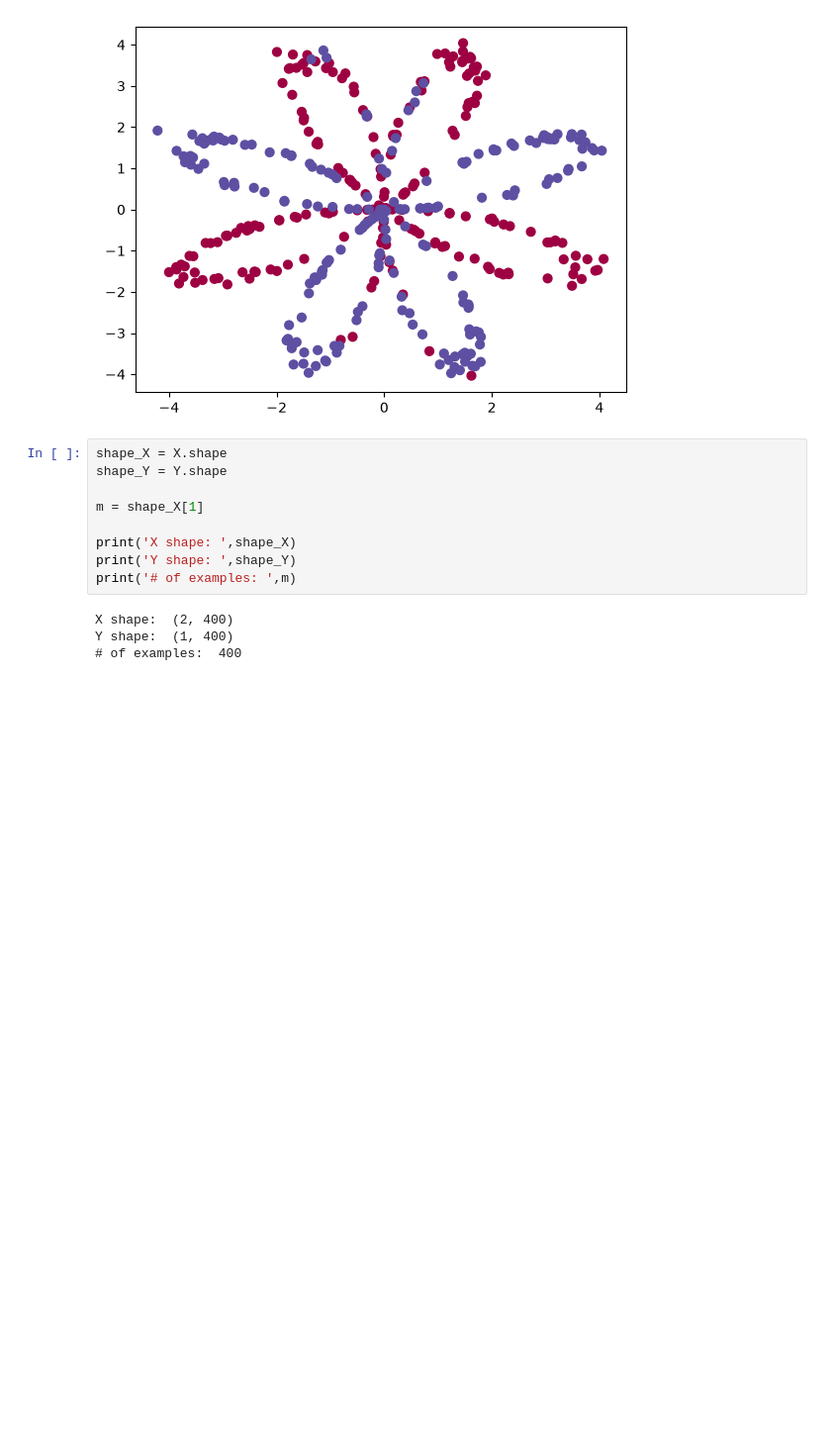
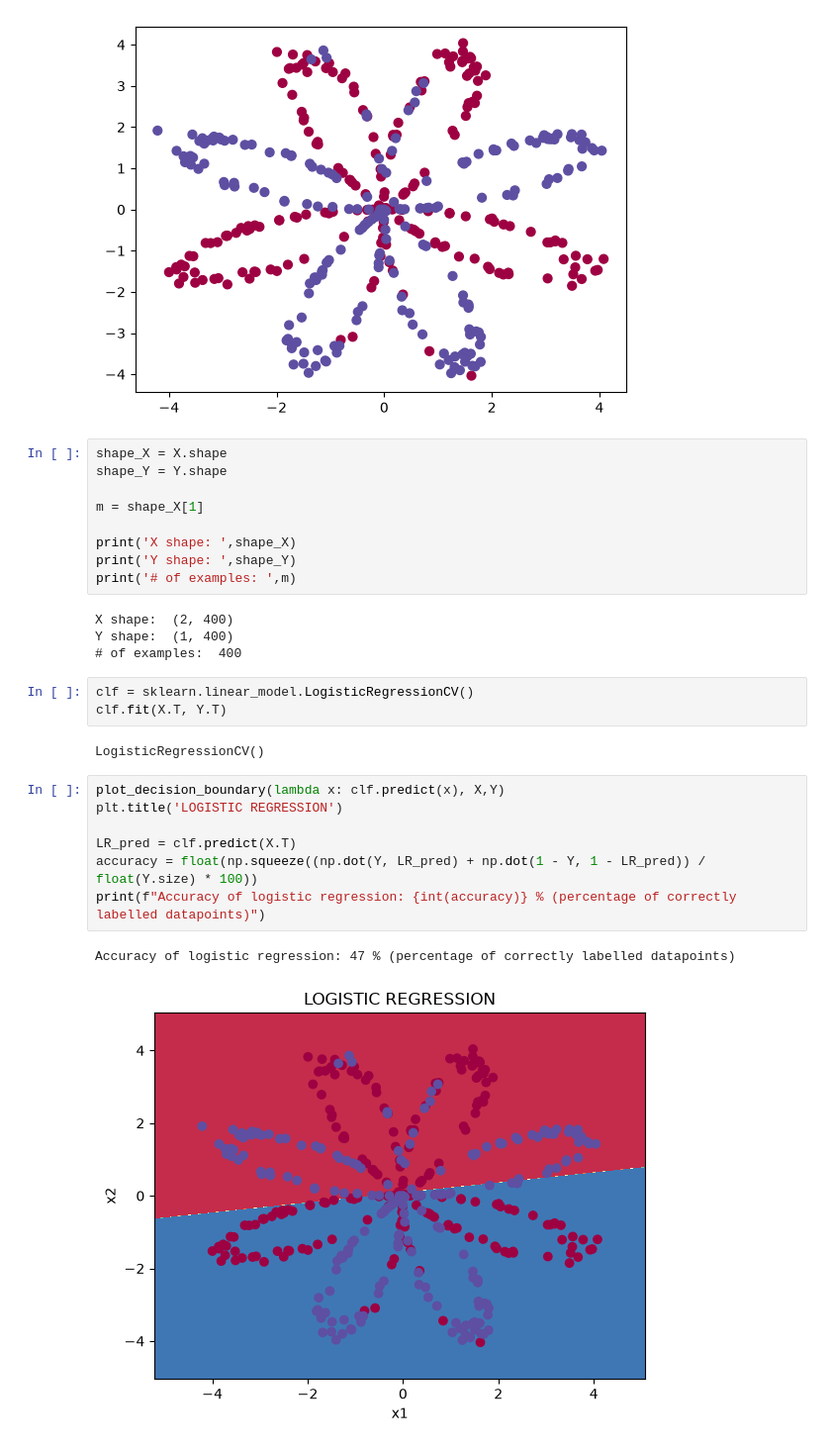
Before and after one commit to RishxGit/deeplearning, a Jupyter notebook: shallow-nn-planar-classifier.ipynb, the cells around one changed output. Shown at 99% size. Cells and saved outputs as stored; diff of their text form; blank space fills up the shorter version.

Commit message:
Logistic Regression model

```diff
--- a/shallow-nn-planar-classifier.ipynb
+++ b/shallow-nn-planar-classifier.ipynb
@@ -26,3 +27,18 @@ print('# of examples: ',m)
 X shape:  (2, 400)
 Y shape:  (1, 400)
 # of examples:  400
+# %%
+clf = sklearn.linear_model.LogisticRegressionCV()
+clf.fit(X.T, Y.T)
+# %% [output]
+LogisticRegressionCV()
+# %%
+plot_decision_boundary(lambda x: clf.predict(x), X,Y)
+plt.title('LOGISTIC REGRESSION')
+
+LR_pred = clf.predict(X.T)
+accuracy = float(np.squeeze((np.dot(Y, LR_pred) + np.dot(1 - Y, 1 - LR_pred)) / float(Y.size) * 100))
+print(f"Accuracy of logistic regression: {int(accuracy)} % (percentage of correctly labelled datapoints)")
+# %% [output]
+Accuracy of logistic regression: 47 % (percentage of correctly labelled datapoints)
+[figure, added]
```
Also changed, not shown: parts of 1 cell of this notebook.
